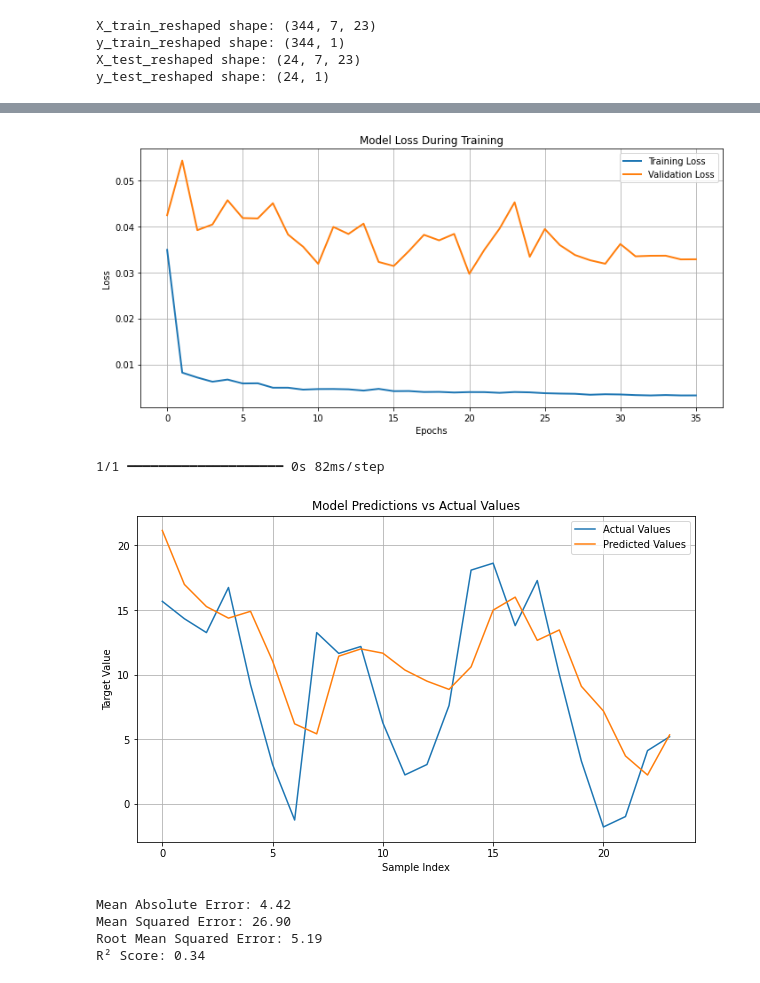
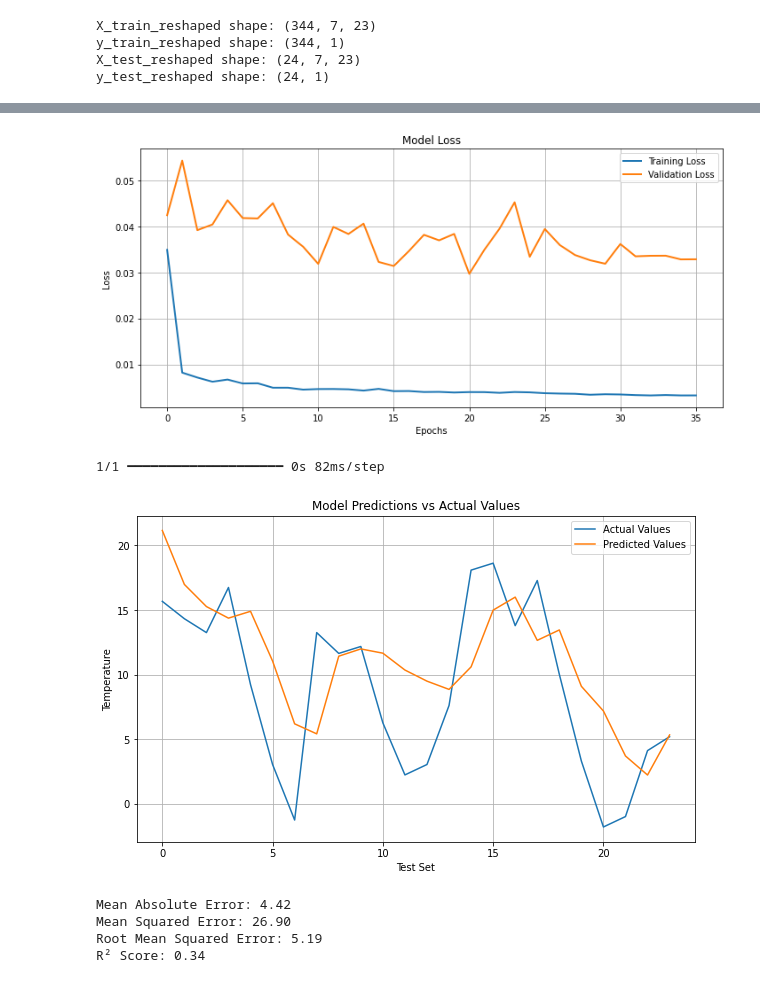
Before and after one commit to longle0702/lstm-predict-paris-temp, a Jupyter notebook: time_series_group_4.ipynb, the cells around one changed output, grey strips where cells are left out. Cells and saved outputs as stored; diff of their text form; code cells hidden in the pictures.

```diff
--- a/time_series_group_4.ipynb
+++ b/time_series_group_4.ipynb
@@ -189,18 +188,18 @@ Restoring model weights from the end of the best epoch: 21.
 # %%
 plt.figure(figsize=(10, 5))
 plt.plot(history.history['loss'], label='Training Loss', linewidth=2)
 plt.plot(history.history['val_loss'], label='Validation Loss', linewidth=2)
-plt.title('Model Loss During Training')
+plt.title('Model Loss')
 plt.xlabel('Epochs')
 plt.ylabel('Loss')
 plt.legend()
 plt.grid()
 plt.tight_layout()
 plt.show()
 # %% [output]
-[figure, old version]
+[figure, new version]
 # %%
-model = load_model("best_model_3.keras")
+model = load_model("best_model_lstm.keras")
 y_pred_scaled = model.predict(X_test_reshaped)
 y_pred = scaler_y.inverse_transform(y_pred_scaled)
 y_test_actual = scaler_y.inverse_transform(y_test_reshaped)
@@ -208,8 +207,8 @@ plt.figure(figsize=(10, 6))
 plt.plot(y_test_actual, label="Actual Values")
 plt.plot(y_pred, label="Predicted Values")
 plt.title("Model Predictions vs Actual Values")
-plt.xlabel("Sample Index")
-plt.ylabel("Target Value")
+plt.xlabel("Test Set")
+plt.ylabel("Temperature")
 plt.legend()
 plt.grid()
 plt.show()
@@ -225,7 +224,7 @@ print(f"Root Mean Squared Error: {rmse:.2f}")
 print(f"R² Score: {r2:.2f}")
 # %% [output]
 1/1 ━━━━━━━━━━━━━━━━━━━━ 0s 82ms/step
-[figure, old version]
+[figure, new version]
 Mean Absolute Error: 4.42
 Mean Squared Error: 26.90
 Root Mean Squared Error: 5.19
```
Also changed, not shown: parts of 6 cells of this notebook.
